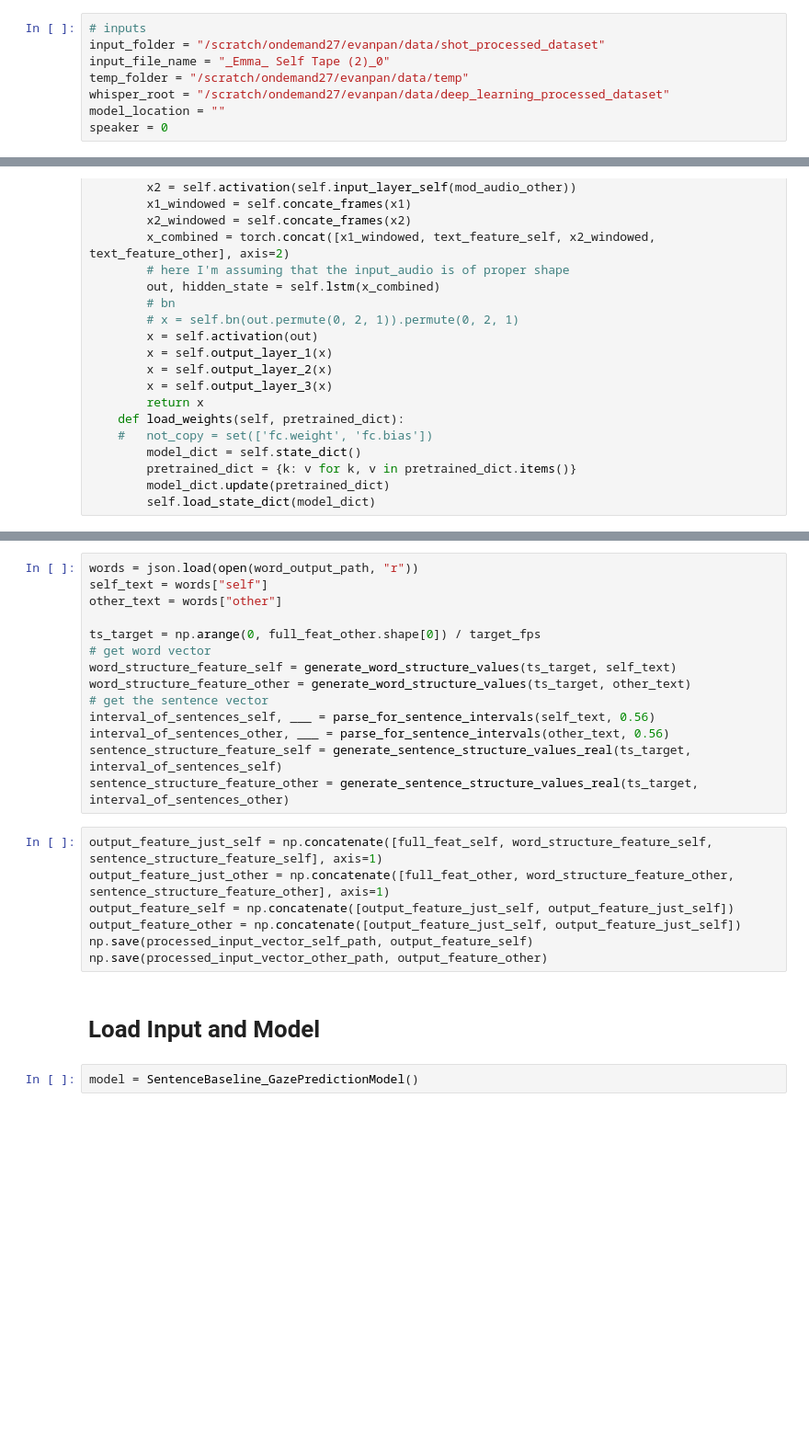
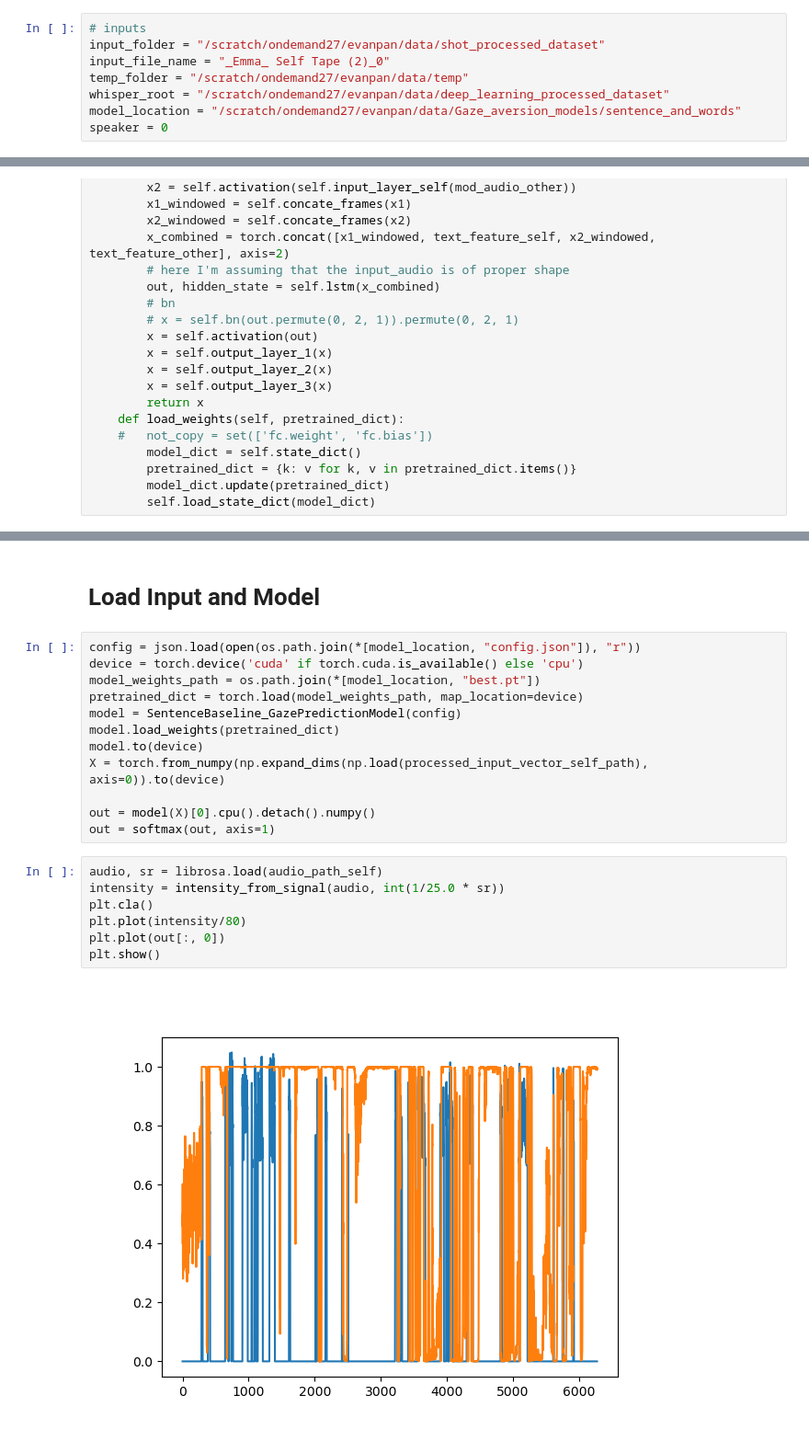
Before and after one commit to EvanSamaa/Gaze_project, a Jupyter notebook: prototypes/Gaze_aversion_prior/Evan_model.ipynb, the cells around one changed output, grey strips where cells are left out. Shown at 92% size. Saved outputs shown, nothing was run; the diff lists cells and outputs as text; blank space fills up the shorter version.

```diff
--- a/prototypes/Gaze_aversion_prior/Evan_model.ipynb
+++ b/prototypes/Gaze_aversion_prior/Evan_model.ipynb
@@ -19,7 +26,7 @@ input_folder = "/scratch/ondemand27/evanpan/data/shot_processed_dataset"
 input_file_name = "_Emma_ Self Tape (2)_0"
 temp_folder = "/scratch/ondemand27/evanpan/data/temp"
 whisper_root = "/scratch/ondemand27/evanpan/data/deep_learning_processed_dataset"
-model_location = ""
+model_location = "/scratch/ondemand27/evanpan/data/Gaze_aversion_models/sentence_and_words"
 speaker = 0
 # %%
 target_fps = 25
@@ -230,25 +267,23 @@ full_feat_other = np.concatenate([mfcc_a1, logfbank_a1, ssc_feat_a1], axis=1)
-# %%
-words = json.load(open(word_output_path, "r"))
-self_text = words["self"]
-other_text = words["other"]
-
-ts_target = np.arange(0, full_feat_other.shape[0]) / target_fps
-# get word vector
-word_structure_feature_self = generate_word_structure_values(ts_target, self_text)
-word_structure_feature_other = generate_word_structure_values(ts_target, other_text)
-# get the sentence vector
-interval_of_sentences_self, ___ = parse_for_sentence_intervals(self_text, 0.56)
-interval_of_sentences_other, ___ = parse_for_sentence_intervals(other_text, 0.56)
-sentence_structure_feature_self = generate_sentence_structure_values_real(ts_target, interval_of_sentences_self)
-sentence_structure_feature_other = generate_sentence_structure_values_real(ts_target, interval_of_sentences_other)
-# %%
-output_feature_just_self = np.concatenate([full_feat_self, word_structure_feature_self, sentence_structure_feature_self], axis=1)
-output_feature_just_other = np.concatenate([full_feat_other, word_structure_feature_other, sentence_structure_feature_other], axis=1)
-output_feature_self = np.concatenate([output_feature_just_self, output_feature_just_self])
-output_feature_other = np.concatenate([output_feature_just_self, output_feature_just_self])
-np.save(processed_input_vector_self_path, output_feature_self)
-np.save(processed_input_vector_other_path, output_feature_other)
 # %% [markdown]
 # Load Input and Model
-# %%
-model = SentenceBaseline_GazePredictionModel()
+# %%
+config = json.load(open(os.path.join(*[model_location, "config.json"]), "r"))
+device = torch.device('cuda' if torch.cuda.is_available() else 'cpu')
+model_weights_path = os.path.join(*[model_location, "best.pt"])
+pretrained_dict = torch.load(model_weights_path, map_location=device)
+model = SentenceBaseline_GazePredictionModel(config)
+model.load_weights(pretrained_dict)
+model.to(device)
+X = torch.from_numpy(np.expand_dims(np.load(processed_input_vector_self_path), axis=0)).to(device)
+
+out = model(X)[0].cpu().detach().numpy()
+out = softmax(out, axis=1)
+# %%
+audio, sr = librosa.load(audio_path_self)
+intensity = intensity_from_signal(audio, int(1/25.0 * sr))
+plt.cla()
+plt.plot(intensity/80)
+plt.plot(out[:, 0])
+plt.show()
+# %% [output]
+[figure, added]
```
Also changed, not shown: parts of 5 cells of this notebook, 39 other files.
